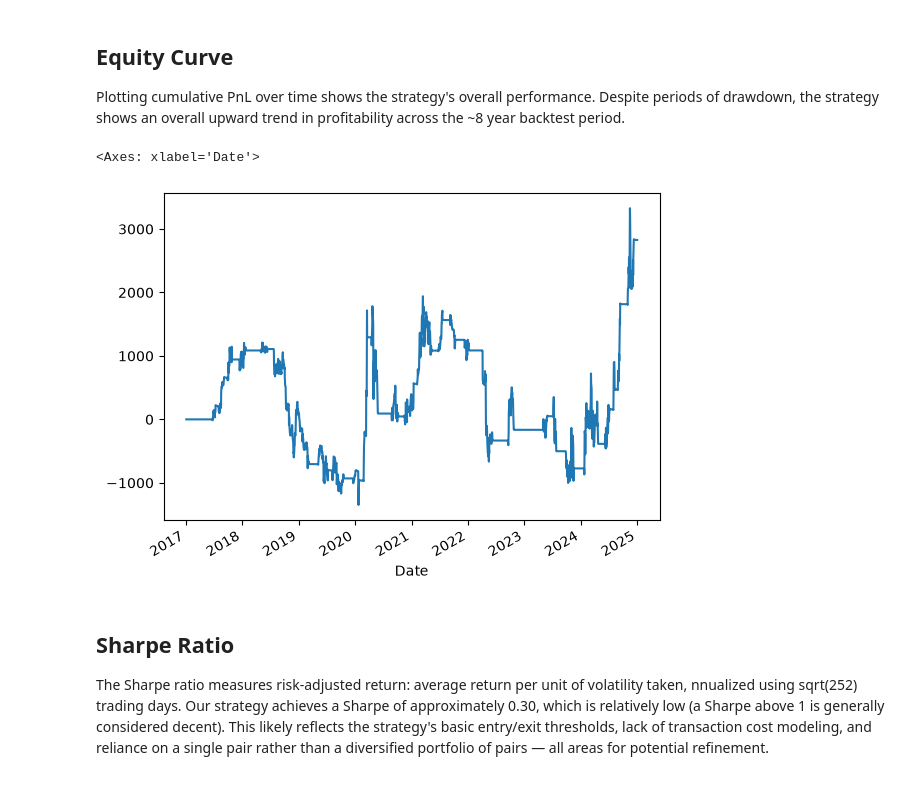
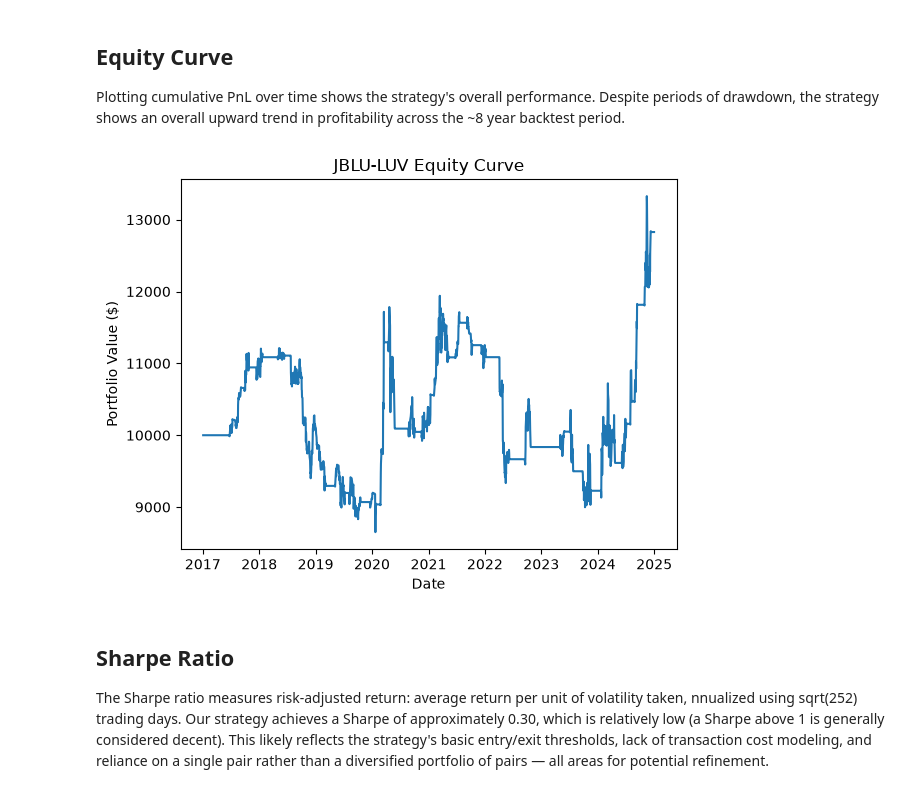
Before and after one commit to thiya-1st/stat-arb-pairs-trading, a Jupyter notebook: notebooks/04_backtesting.ipynb, the cells around one changed output. Saved outputs shown, nothing was run; the diff lists cells and outputs as text; code cells hidden in the pictures.

Commit message:
add plots and function docstrings

```diff
--- a/notebooks/04_backtesting.ipynb
+++ b/notebooks/04_backtesting.ipynb
@@ -60,41 +57,5 @@ Length: 2012, dtype: int64
 # %%
 capital = 10000
 trade_cost_rate = 0.001
-x = first_pair[0]
-y = first_pair[1]
-pnl_list = []
-for i in range(len(adj_close_df)):
-    price_x = adj_close_df[x].iloc[i]
-    price_y = adj_close_df[y].iloc[i]
-    signal = first_pair_signals.iloc[i]
-    if i == 0: # First day in the list
-        if signal != 0: # entering trade
-            # entry shares
-            shares_x, shares_y = calculate_position_size(capital, first_pair_beta, price_y, price_x)
-            trade_cost = capital * trade_cost_rate # entry transaction cost
-            pnl_list.append(-trade_cost)
-        else: # no trades
-            pnl_list.append(0)
-    else:
-        prev_signal = first_pair_signals.iloc[i-1]
-        if prev_signal != 0: # ongoing trade
-            profit_x = (-shares_x * (price_x - adj_close_df[x].iloc[i-1])) * signal
-            profit_y = (shares_y * (price_y - adj_close_df[y].iloc[i-1])) * signal
-            profit_sum = profit_x + profit_y
-            if signal != prev_signal: # exit trade
-                trade_value = (shares_x * price_x) + (shares_y * price_y)
-                trade_cost = trade_value * trade_cost_rate # exit transaction cost
-                profit_sum -= trade_cost
-            if signal == prev_signal * -1: # entering new trade
-                shares_x, shares_y = calculate_position_size(capital, first_pair_beta, price_y, price_x)
-                trade_cost = capital * trade_cost_rate # entry transaction cost
-                profit_sum -= trade_cost
-            pnl_list.append(profit_sum)
-        else: # no ongoing trade
-            if signal != 0: # entering new trade
-                shares_x, shares_y = calculate_position_size(capital, first_pair_beta, price_y, price_x)
-                trade_cost = capital * trade_cost_rate # entry transaction cost
-                pnl_list.append(-trade_cost)
-            else: # no new trade
-                pnl_list.append(0)
-pnl_series = pd.Series(pnl_list, index = adj_close_df.index)
+daily_pnl = bt.calculate_daily_pnl(adj_close_df, capital, trade_cost_rate, first_pair, first_pair_signals, first_pair_beta)
+print(daily_pnl)
@@ -103,11 +78,10 @@ pnl_series = pd.Series(pnl_list, index = adj_close_df.index)
 
 Plotting cumulative PnL over time shows the strategy's overall performance. Despite periods of drawdown, the strategy shows an overall upward trend in profitability across the ~8 year backtest period.
 # %%
-pnl_series_cumsum = pnl_series.cumsum()
-pnl_series_cumsum.plot()
+daily_pnl_cumsum = daily_pnl.cumsum()
+bt.plot_equity_curve(capital, first_pair, daily_pnl_cumsum, True)
 # %% [output]
-<Axes: xlabel='Date'>
-[figure, old version]
+[figure, new version]
 # %% [markdown]
 ## Sharpe Ratio
 
```
Also changed, not shown: parts of 9 cells of this notebook, 3 other files.
